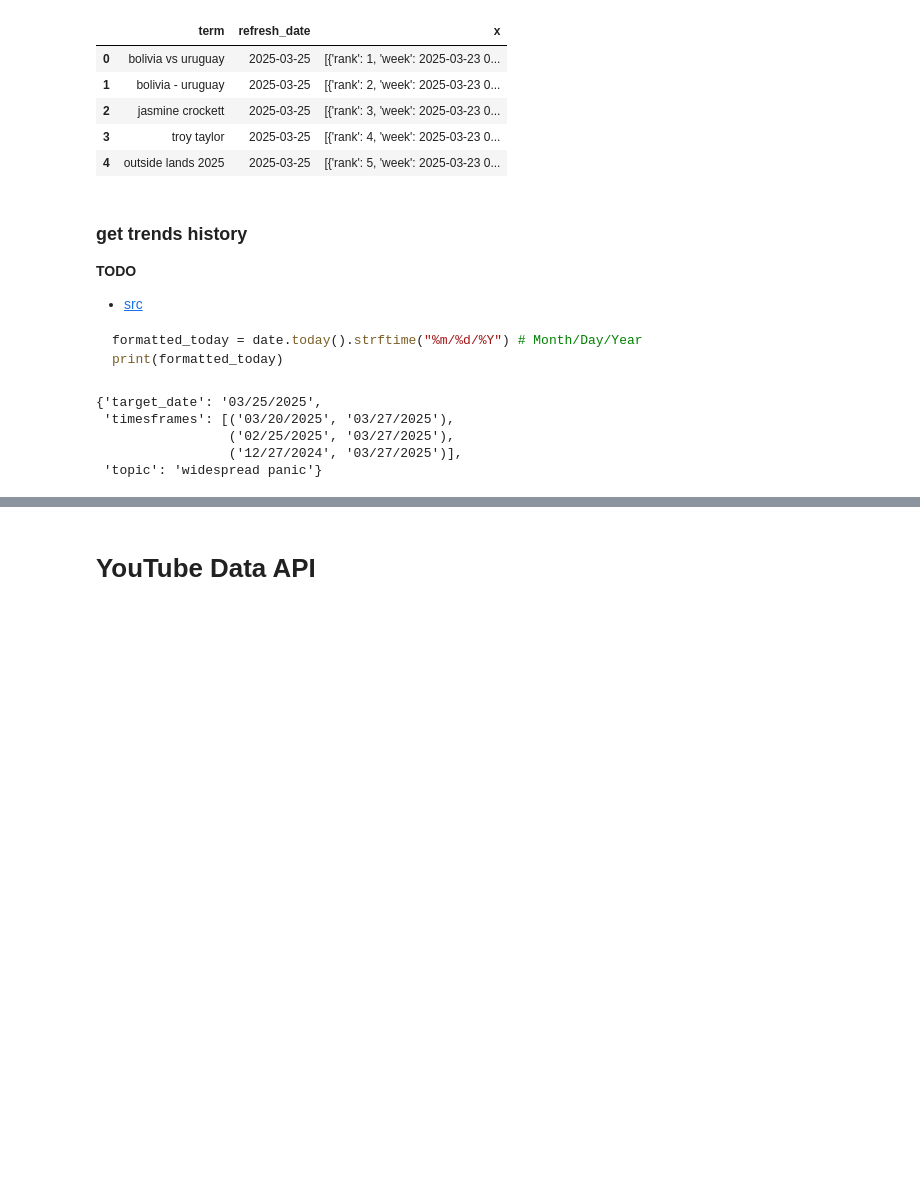
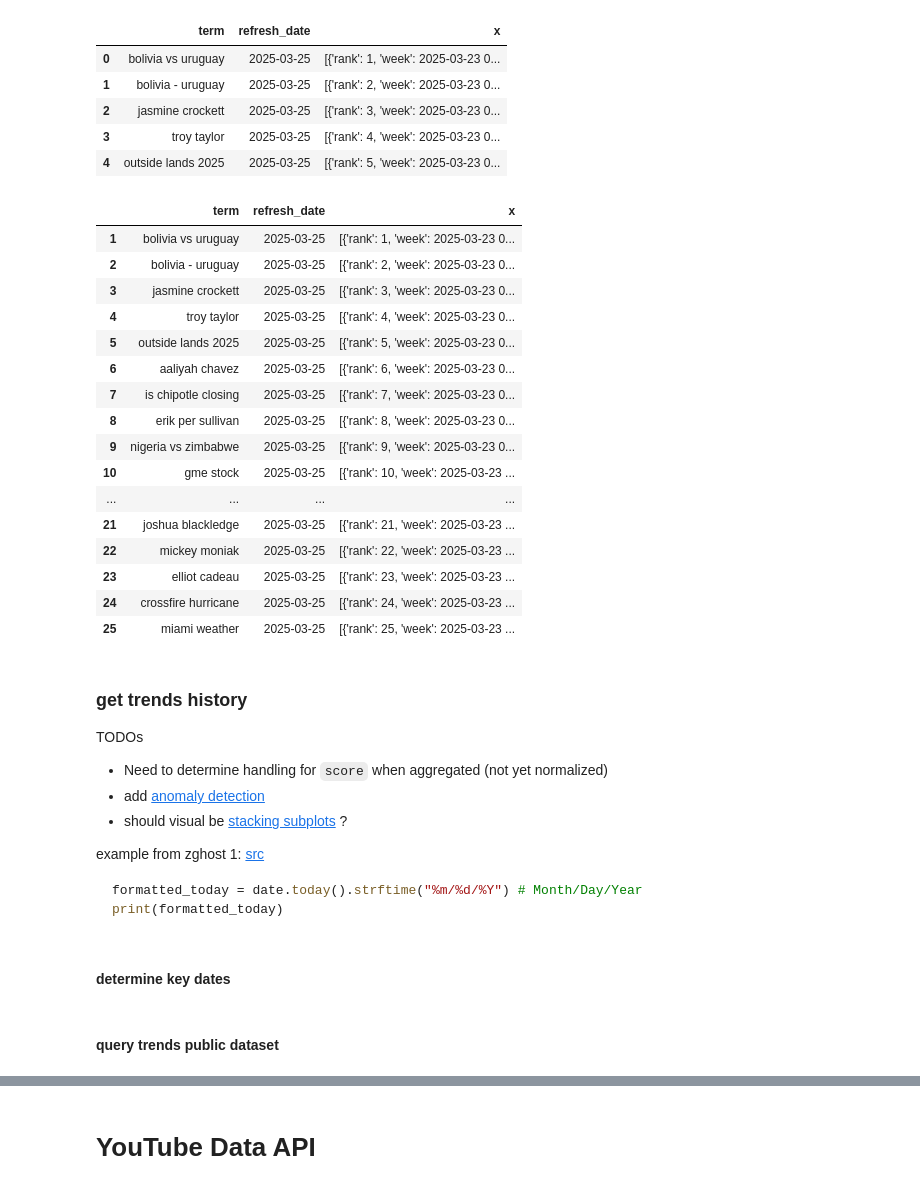
Before and after one commit to tottenjordan/zghost, a Jupyter notebook: notebooks/hello_search_trends.ipynb, the cells around one changed output, grey strips where cells are left out. Cells and saved outputs as stored; diff of their text form; code cells hidden in the pictures; blank space fills up the shorter version.

````diff
--- a/notebooks/hello_search_trends.ipynb
+++ b/notebooks/hello_search_trends.ipynb
@@ -108,17 +100,73 @@ bolivia vs uruguay
 | 2 | jasmine crockett | 2025-03-25 | [{'rank': 3, 'week': 2025-03-23 0... |
 | 3 | troy taylor | 2025-03-25 | [{'rank': 4, 'week': 2025-03-23 0... |
 | 4 | outside lands 2025 | 2025-03-25 | [{'rank': 5, 'week': 2025-03-23 0... |
+# %%
+TARGET_DATE = "03/25/2025"
+
+def get_daily_gtrends(target_date) -> pd.DataFrame:
+    """
+    Get daily Google Trends data for a given date.
+
+    Args:
+        target_date (str): The date for which to get daily Google Trends data.
+
+    Returns:
+        pandas.DataFrame: A DataFrame containing the daily Google Trends data.
+    """
+
+    query = f"""
+        SELECT
+          term,
+          refresh_date,
+          ARRAY_AGG(STRUCT(rank,week) ORDER BY week DESC LIMIT 1) x
+        FROM `bigquery-public-data.google_trends.top_terms`
+        WHERE refresh_date = PARSE_DATE('%m/%d/%Y',  '{target_date}')
+        GROUP BY term, refresh_date
+        ORDER BY (SELECT rank FROM UNNEST(x))
+        """
+    df_t = bq_client.query(query).to_dataframe()
+    df_t.index += 1
+
+    return df_t
+# %%
+trends_df = get_daily_gtrends(target_date=TARGET_DATE)
+trends_df.shape
+trends_df.head(25)
+# %% [output]
+|  | term | refresh_date | x |
+| 1 | bolivia vs uruguay | 2025-03-25 | [{'rank': 1, 'week': 2025-03-23 0... |
+| 2 | bolivia - uruguay | 2025-03-25 | [{'rank': 2, 'week': 2025-03-23 0... |
+| 3 | jasmine crockett | 2025-03-25 | [{'rank': 3, 'week': 2025-03-23 0... |
+| 4 | troy taylor | 2025-03-25 | [{'rank': 4, 'week': 2025-03-23 0... |
+| 5 | outside lands 2025 | 2025-03-25 | [{'rank': 5, 'week': 2025-03-23 0... |
+| 6 | aaliyah chavez | 2025-03-25 | [{'rank': 6, 'week': 2025-03-23 0... |
+| 7 | is chipotle closing | 2025-03-25 | [{'rank': 7, 'week': 2025-03-23 0... |
+| 8 | erik per sullivan | 2025-03-25 | [{'rank': 8, 'week': 2025-03-23 0... |
+| 9 | nigeria vs zimbabwe | 2025-03-25 | [{'rank': 9, 'week': 2025-03-23 0... |
+| 10 | gme stock | 2025-03-25 | [{'rank': 10, 'week': 2025-03-23 ... |
+| ... | ... | ... | ... |
+| 21 | joshua blackledge | 2025-03-25 | [{'rank': 21, 'week': 2025-03-23 ... |
+| 22 | mickey moniak | 2025-03-25 | [{'rank': 22, 'week': 2025-03-23 ... |
+| 23 | elliot cadeau | 2025-03-25 | [{'rank': 23, 'week': 2025-03-23 ... |
+| 24 | crossfire hurricane | 2025-03-25 | [{'rank': 24, 'week': 2025-03-23 ... |
+| 25 | miami weather | 2025-03-25 | [{'rank': 25, 'week': 2025-03-23 ... |
 # %% [markdown]
 ### get trends history
 
-**TODO**
+TODOs
+* Need to determine handling for `score` when aggregated (not yet normalized)
+* add [anomaly detection](https://github.com/tottenjordan/social-pulse/blob/main/zeitghost/src/data/transformers.py)
+* should visual be [stacking subplots](https://matplotlib.org/stable/gallery/subplots_axes_and_figures/subplots_demo.html) ?
 
-* [src](https://github.com/tottenjordan/social-pulse/blob/main/zeitghost/src/data/single_context_collector.py#L45C1-L67C15)
+
+example from zghost 1: [src](https://github.com/tottenjordan/social-pulse/blob/main/zeitghost/src/data/single_context_collector.py#L45C1-L67C15)
 
 ```python
 formatted_today = date.today().strftime("%m/%d/%Y") # Month/Day/Year
 print(formatted_today)
 ```
+# %% [markdown]
+#### determine key dates
 # %%
 def get_date_x_days_ago(x):
   """
@@ -147,12 +195,8 @@ for day in TIMEFRAMES:
   prev_date = prev_date.strftime("%m/%d/%Y")
   interval_list.append((prev_date, _TODAY))
 
-q_dict.update({f"timesframes": interval_list})
+q_dict.update({f"timeframes": interval_list})
 
 pprint(q_dict)
-# %% [output]
-{'target_date': '03/25/2025',
- 'timesframes': [('03/20/2025', '03/27/2025'),
-                 ('02/25/2025', '03/27/2025'),
-                 ('12/27/2024', '03/27/2025')],
- 'topic': 'widespread panic'}
+# %% [markdown]
+#### query trends public dataset
````
Also changed, not shown: parts of 17 cells of this notebook, 2 other files.
